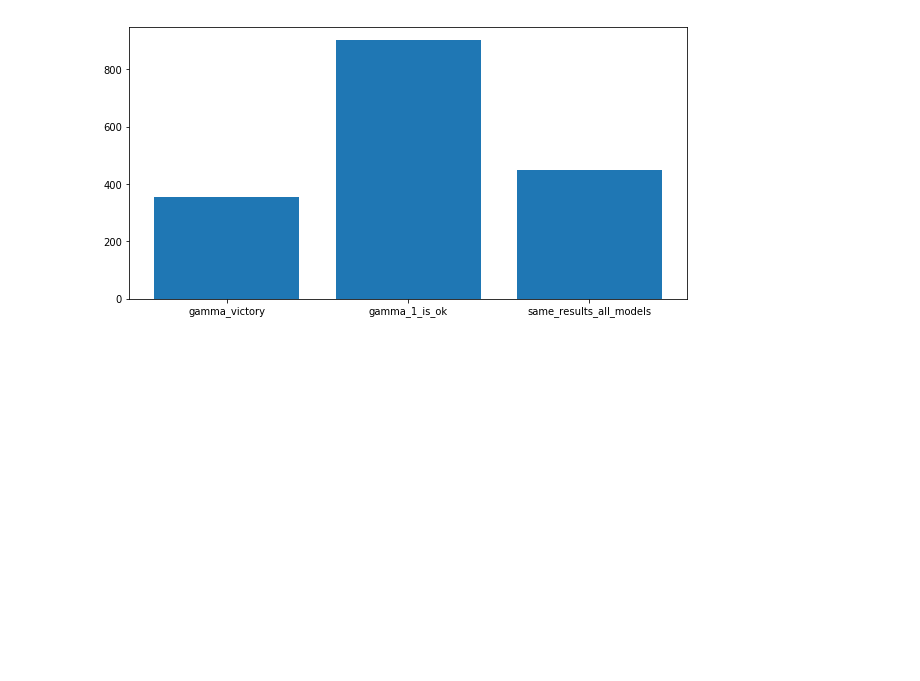
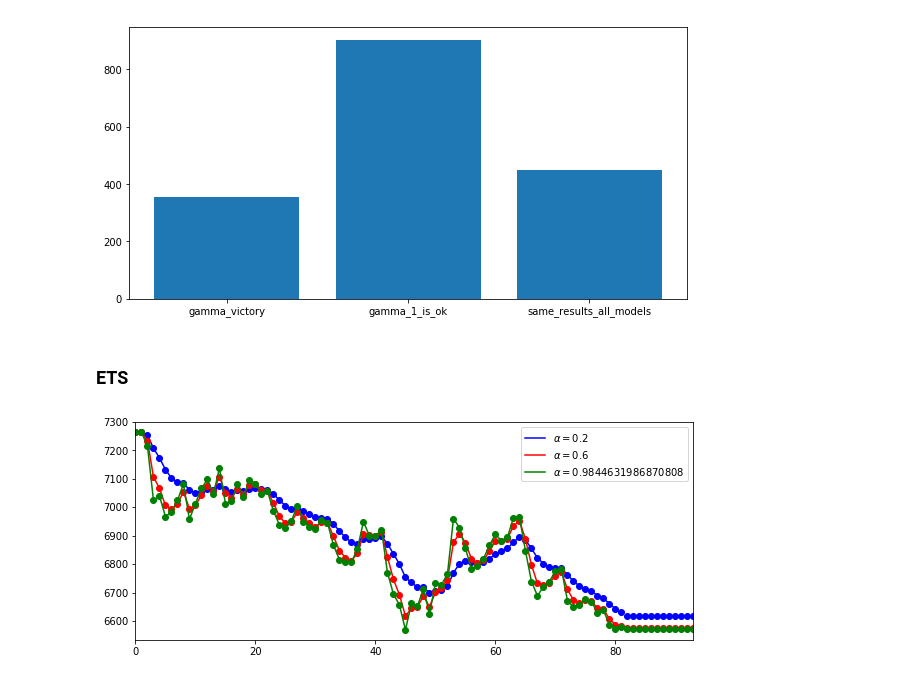
Before and after one commit to PetrGarm/CW_3course, a Jupyter notebook: CV_algorithm.ipynb, the cells around one changed output. Saved outputs shown, nothing was run; the diff lists cells and outputs as text; code cells hidden in the pictures; blank space fills up the shorter version.

```diff
--- a/CV_algorithm.ipynb
+++ b/CV_algorithm.ipynb
@@ -394,3 +396,37 @@ plt.figure(figsize=(10,5))
 plt.bar(x, y);
 # %% [output]
 [figure]
+# %% [markdown]
+### ETS
+# %%
+x = pd.DataFrame(x)
+# %%
+# source : https://medium.com/datadriveninvestor/how-to-build-exponential-smoothing-models-using-python-simple-exponential-smoothing-holt-and-da371189e1a1
+
+plt.figure(figsize=(10, 4))
+
+# Simple Exponential Smoothing
+fit1 = SimpleExpSmoothing(x).fit(smoothing_level=0.2,optimized=False)
+fcast1 = fit1.forecast(12).rename(r'$\alpha=0.2$')
+# plot
+fcast1.plot(marker='o', color='blue', legend=True)
+fit1.fittedvalues.plot(marker='o',  color='blue')
+
+
+
+fit2 = SimpleExpSmoothing(x).fit(smoothing_level=0.6,optimized=False)
+fcast2 = fit2.forecast(12).rename(r'$\alpha=0.6$')
+# plot
+fcast2.plot(marker='o', color='red', legend=True)
+fit2.fittedvalues.plot(marker='o', color='red')
+
+
+fit3 = SimpleExpSmoothing(x).fit()
+fcast3 = fit3.forecast(12).rename(r'$\alpha=%s$'%fit3.model.params['smoothing_level'])
+# plot
+fcast3.plot(marker='o', color='green', legend=True)
+fit3.fittedvalues.plot(marker='o', color='green')
+
+plt.show()
+# %% [output]
+[figure, added]
```
Also changed, not shown: parts of 8 cells of this notebook.
